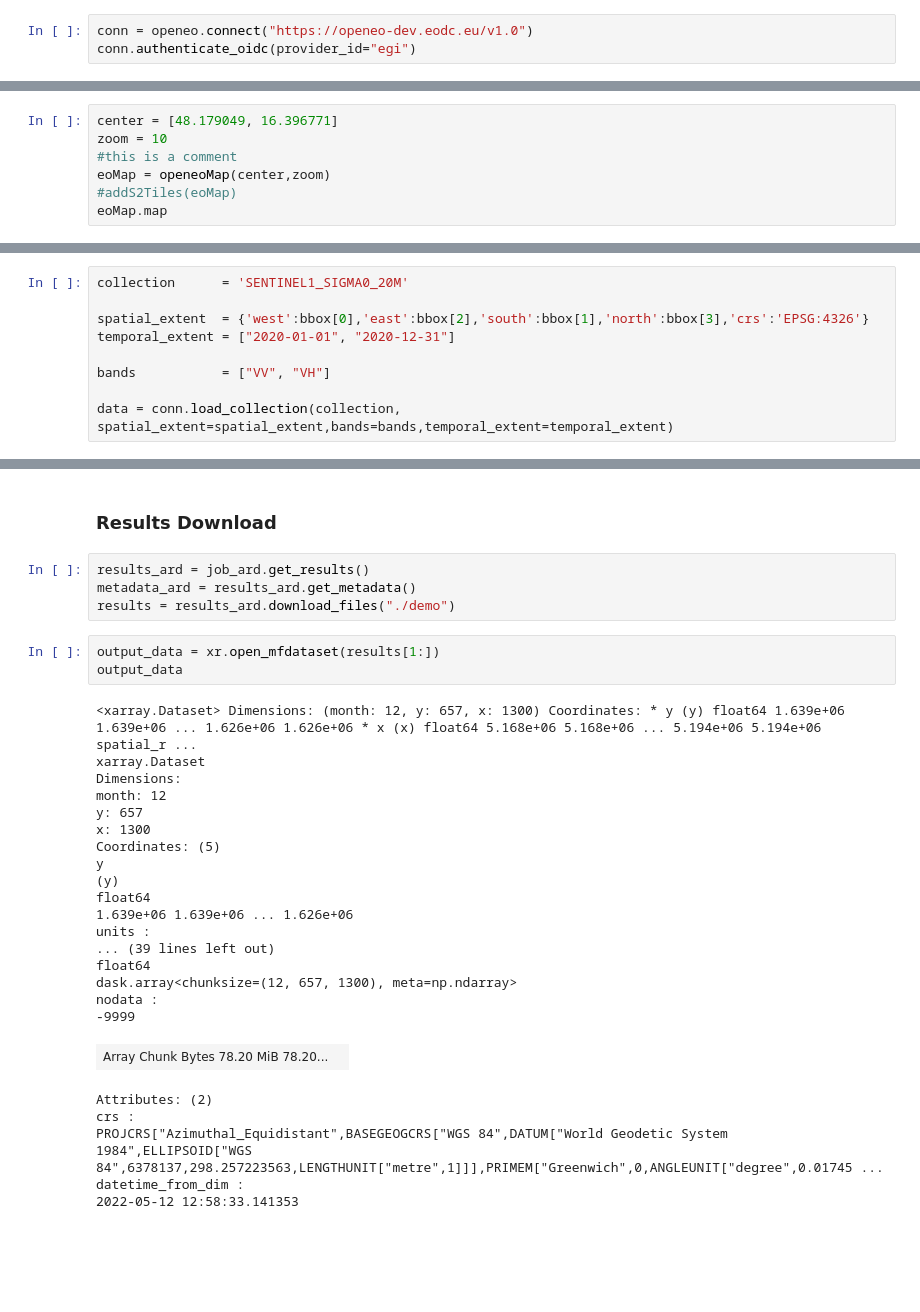
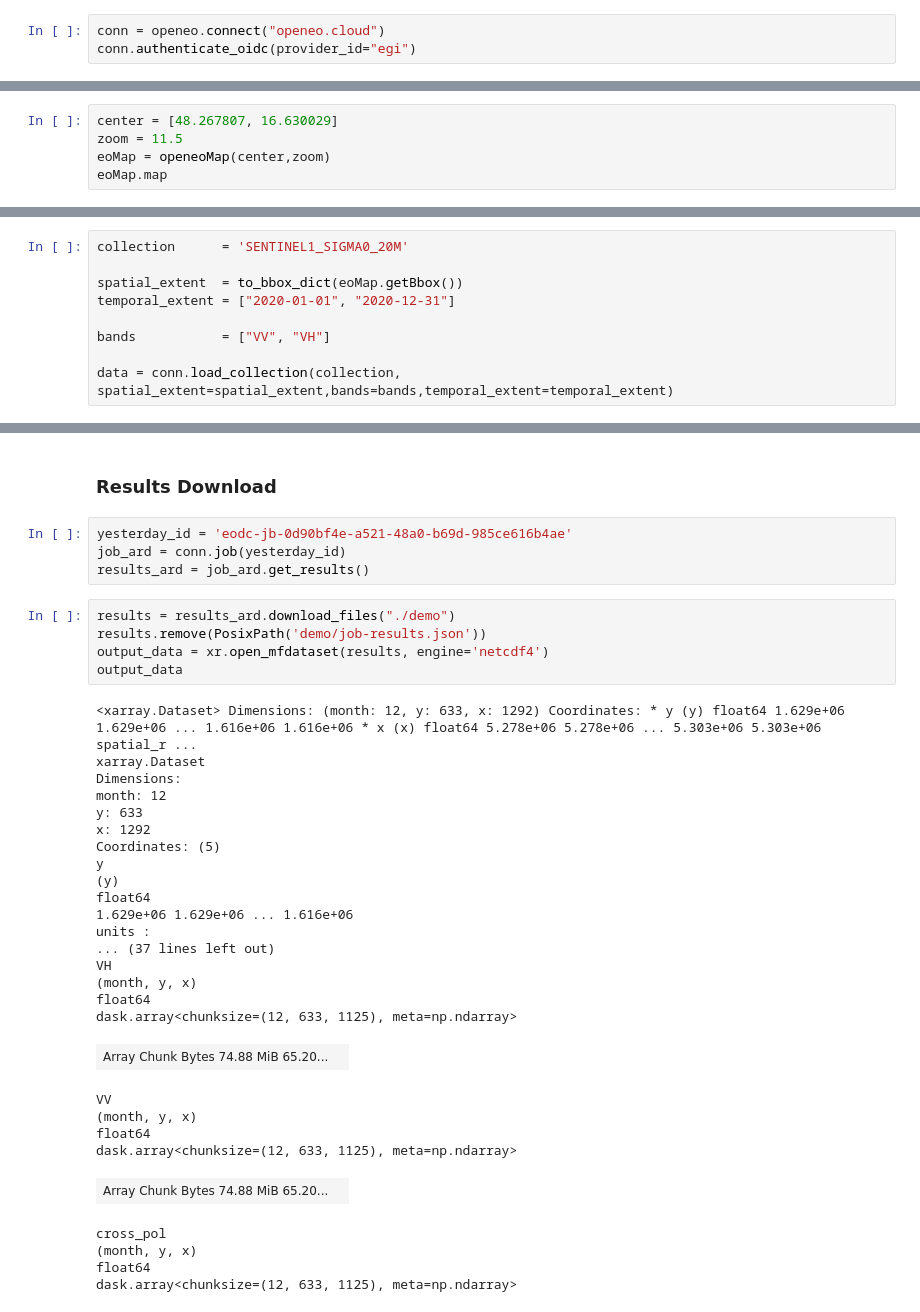
Before and after one commit to openEOPlatform/LPS_presentations, a Jupyter notebook: classrooms/EODC_ARD_processing/openEO Classroom 02 - SIGMA0 Cross Polarization ratio.ipynb, the cells around one changed output, grey strips where cells are left out. Saved outputs shown, nothing was run; the diff lists cells and outputs as text; blank space fills up the shorter version.

```diff
--- a/classrooms/EODC_ARD_processing/openEO Classroom 02 - SIGMA0 Cross Polarization ratio.ipynb
+++ b/classrooms/EODC_ARD_processing/openEO Classroom 02 - SIGMA0 Cross Polarization ratio.ipynb
@@ -11,6 +15,6 @@ from eo_utils import openeoMap, addS2Tiles
 from openeo.util import to_bbox_dict
 # %%
-conn = openeo.connect("https://openeo-dev.eodc.eu/v1.0")
+conn = openeo.connect("openeo.cloud")
 conn.authenticate_oidc(provider_id="egi")
 # %% [output]
 Authenticated using refresh token.
@@ -18,8 +26,6 @@ Authenticated using refresh token.
 # %%
-center = [48.179049, 16.396771]
-zoom = 10
-#this is a comment
+center = [48.267807, 16.630029]
+zoom = 11.5
 eoMap = openeoMap(center,zoom)
-#addS2Tiles(eoMap)
 eoMap.map
 # %% [output]
@@ -35,7 +75,7 @@ north 48.417657
 # %%
 collection      = 'SENTINEL1_SIGMA0_20M'
 
-spatial_extent  = {'west':bbox[0],'east':bbox[2],'south':bbox[1],'north':bbox[3],'crs':'EPSG:4326'}
+spatial_extent  = to_bbox_dict(eoMap.getBbox())
 temporal_extent = ["2020-01-01", "2020-12-31"]
 
 bands           = ["VV", "VH"]
@@ -85,33 +127,39 @@ Batch job with id:  jb-84aabf7e-ca17-4696-a7f4-710e35e87a35  is  running
 # %% [markdown]
 ### Results Download
 # %%
+yesterday_id = 'eodc-jb-0d90bf4e-a521-48a0-b69d-985ce616b4ae'
+job_ard = conn.job(yesterday_id)
 results_ard = job_ard.get_results()
-metadata_ard = results_ard.get_metadata()
-results = results_ard.download_files("./demo")
 # %%
-output_data = xr.open_mfdataset(results[1:])
+results = results_ard.download_files("./demo")
+results.remove(PosixPath('demo/job-results.json'))
+output_data = xr.open_mfdataset(results, engine='netcdf4')
 output_data
 # %% [output]
-<xarray.Dataset> Dimensions: (month: 12, y: 657, x: 1300) Coordinates: * y (y) float64 1.639e+06 1.639e+06 ... 1.626e+06 1.626e+06 * x (x) float64 5.168e+06 5.168e+06 ... 5.194e+06 5.194e+06 spatial_r ...
+<xarray.Dataset> Dimensions: (month: 12, y: 633, x: 1292) Coordinates: * y (y) float64 1.629e+06 1.629e+06 ... 1.616e+06 1.616e+06 * x (x) float64 5.278e+06 5.278e+06 ... 5.303e+06 5.303e+06 spatial_r ...
 xarray.Dataset
 Dimensions:
 month: 12
-y: 657
-x: 1300
+y: 633
+x: 1292
 Coordinates: (5)
 y
 (y)
 float64
-1.639e+06 1.639e+06 ... 1.626e+06
+1.629e+06 1.629e+06 ... 1.616e+06
 units :
-... (39 lines left out)
+... (37 lines left out)
+VH
+(month, y, x)
 float64
-dask.array<chunksize=(12, 657, 1300), meta=np.ndarray>
-nodata :
--9999
+dask.array<chunksize=(12, 633, 1125), meta=np.ndarray>
-| Array Chunk Bytes 78.20 MiB 78.20... |  |
+| Array Chunk Bytes 74.88 MiB 65.20... |  |
-Attributes: (2)
-crs :
-PROJCRS["Azimuthal_Equidistant",BASEGEOGCRS["WGS 84",DATUM["World Geodetic System 1984",ELLIPSOID["WGS 84",6378137,298.257223563,LENGTHUNIT["metre",1]]],PRIMEM["Greenwich",0,ANGLEUNIT["degree",0.01745 ...
-datetime_from_dim :
-2022-05-12 12:58:33.141353
+VV
+(month, y, x)
+float64
+dask.array<chunksize=(12, 633, 1125), meta=np.ndarray>
+| Array Chunk Bytes 74.88 MiB 65.20... |  |
+cross_pol
+(month, y, x)
+float64
+dask.array<chunksize=(12, 633, 1125), meta=np.ndarray>
```
Also changed, not shown: parts of 21 cells of this notebook, 1 other file.
